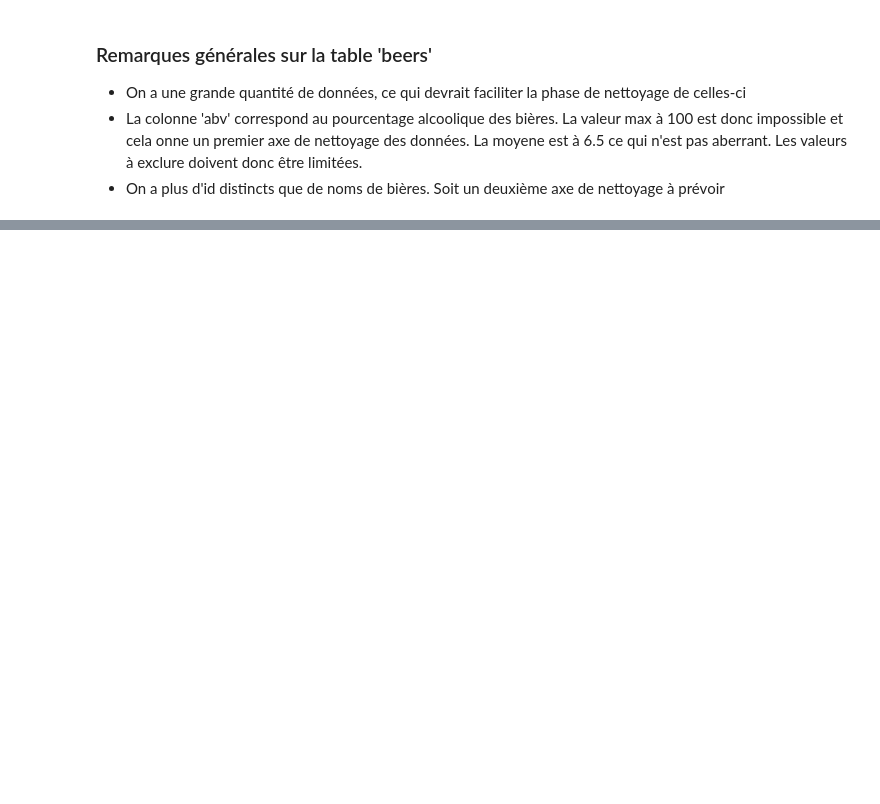
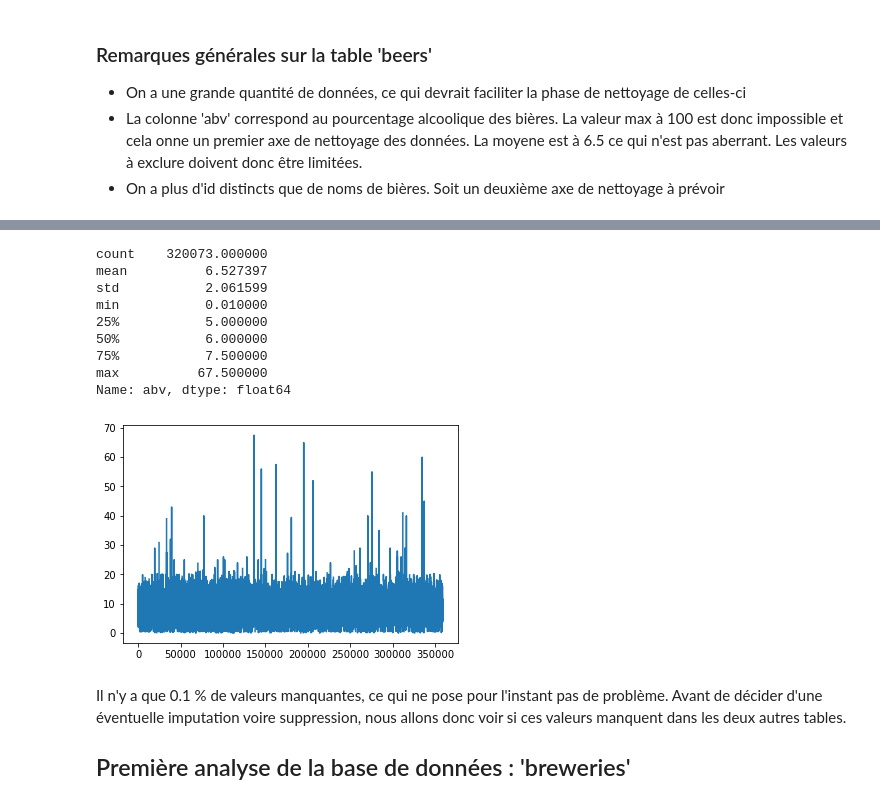
Before and after one commit to rhomain-rangeay/Projet-Python-pour-le-Data-Scientist, a Jupyter notebook: Projet_python_data_scientist.ipynb, the cells around one changed output, grey strips where cells are left out. Cells and saved outputs as stored; diff of their text form; code cells hidden in the pictures; blank space fills up the shorter version.

```diff
--- a/Projet_python_data_scientist.ipynb
+++ b/Projet_python_data_scientist.ipynb
@@ -88,0 +77,5 @@ beers[beers['abv'] > 67.5]
+# %%
+beers.reset_index
+beers.set_index('id')
+# On supprime les bières qu affichent un abv de 100
+beers = beers.drop([beers[beers.abv == 100.0].index[0]])
@@ -88,0 +84,3 @@ beers[beers['abv'] > 67.5]
+# %%
+beers.loc[beers['abv'] == 80.0, 'abv'] = 5.9
+beers[beers.name == 'Dark Reckoning']
@@ -88,0 +126,19 @@ beers[beers['abv'] > 67.5]
+# %%
+print(beers.abv.describe())
+fig = beers.abv.plot()
+plt.show()
+# %% [output]
+count    320073.000000
+mean          6.527397
+std           2.061599
+min           0.010000
+25%           5.000000
+50%           6.000000
+75%           7.500000
+max          67.500000
+Name: abv, dtype: float64
+[figure, added]
+# %% [markdown]
+Il n'y a que 0.1 % de valeurs manquantes, ce qui ne pose pour l'instant pas de problème. Avant de décider d'une éventuelle imputation voire suppression, nous allons donc voir si ces valeurs manquent dans les deux autres tables.
+
+## Première analyse de la base de données : 'breweries'
```
Also changed, not shown: parts of 24 cells of this notebook.
